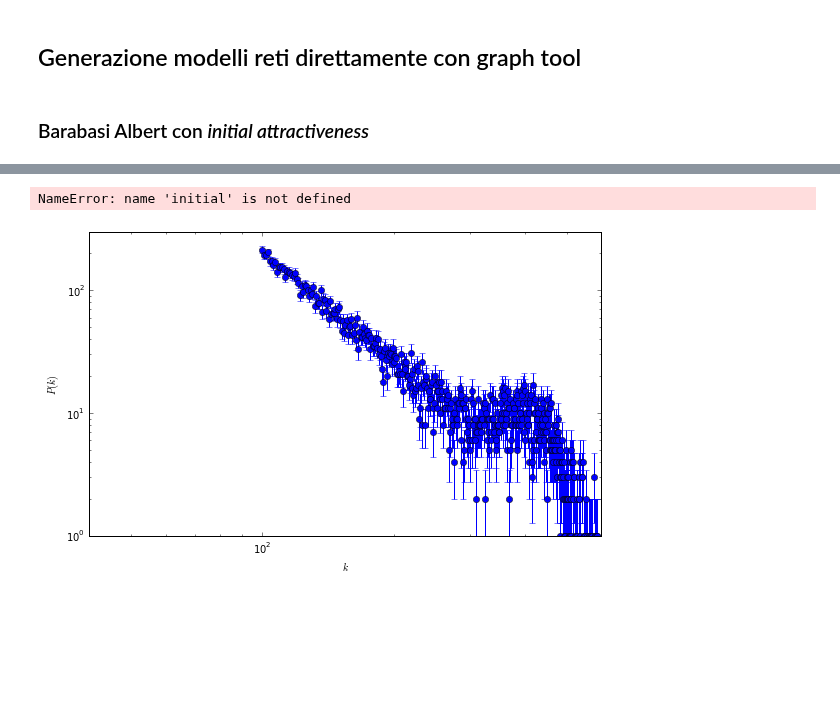
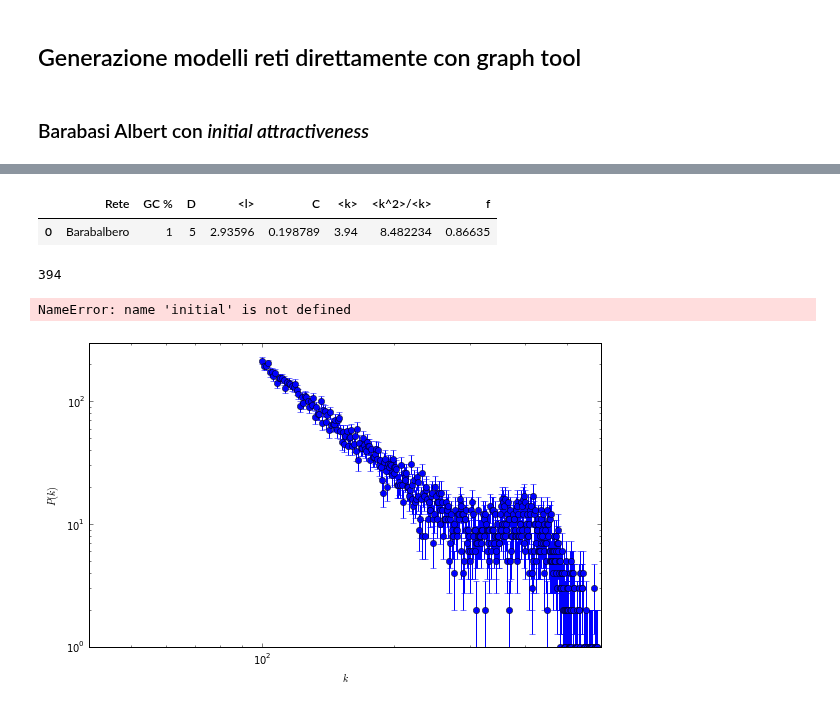
Before and after one commit to FedericoMuciaccia/SistemiComplessi, a Jupyter notebook: src/Iuri/Grafi e modelli NON APRITE QUESTO NOTEBOOK.ipynb, the cells around one changed output, grey strips where cells are left out. Drawn from its saved outputs; the diff is of its cells as text; code cells hidden in the pictures; blank space fills up the shorter version.

```diff
--- a/src/Iuri/Grafi e modelli NON APRITE QUESTO NOTEBOOK.ipynb
+++ b/src/Iuri/Grafi e modelli NON APRITE QUESTO NOTEBOOK.ipynb
@@ -254,11 +264,11 @@ graph_draw(gToolGrafoBarabasi, pos = pos, output_size=(1000, 1000),
 ### Barabasi Albert con *initial attractiveness*
 # %%
 #initial = 0
-g = graph_tool.generation.price_network(10000, m=1, gamma = 1,
+g = graph_tool.generation.price_network(100, m=2, gamma = 1,
                                               #seed_graph = gToolGrafoErdos,
                                               directed=False)
-pos = graph_tool.draw.sfdp_layout(g)
-graph_draw(g, pos = pos, output_size=(1000, 1000),
-           vertex_color=[1,1,1,0], vertex_size=3, edge_pen_width=1,
-           vcmap=matplotlib.cm.gist_heat_r,
-           output=("barabalbert1.svg"))
+#pos = graph_tool.draw.sfdp_layout(g)
+#graph_draw(g, pos = pos, output_size=(1000, 1000),
+#           vertex_color=[1,1,1,0], vertex_size=3, edge_pen_width=1,
+#           vcmap=matplotlib.cm.gist_heat_r,
+#           output=("barabalbert1.svg"))
@@ -267,3 +275,38 @@ graph_draw(g, pos = pos, output_size=(1000, 1000),
+# %%
+azienda = []
+diametro = []
+cammino = []
+cluster = []
+relSizeGC = []
+gradomedio = []
+criterio = []
+fcritica = []
+
+topologia(g, "Barabalbero")
+datiInitial = pandas.DataFrame()
+datiInitial['Rete'] = azienda
+datiInitial['GC %'] = relSizeGC
+datiInitial['D'] = diametro
+datiInitial['<l>'] = cammino
+datiInitial['C'] = cluster
+datiInitial['<k>'] = gradomedio
+datiInitial['<k^2>/<k>'] = criterio
+datiInitial['f'] = fcritica
+datiInitial
+# %% [output]
+|  | Rete | GC % | D | <l> | C | <k> | <k^2>/<k> | f |
+| 0 | Barabalbero | 1 | 5 | 2.93596 | 0.198789 | 3.94 | 8.482234 | 0.86635 |
+# %%
+
+def gradonodo(identificativo):
+        vertice = g.vertex(identificativo)
+        return vertice.out_degree()
+
+indice = numpy.arange(g.num_vertices())
+listaGradi = map(gradonodo, indice)
+numpy.sum(listaGradi)
+# %% [output]
+394
 # %%
 %matplotlib inline
 # We will need some things from several places
```
Also changed, not shown: parts of 4 cells of this notebook, 36 other files.
